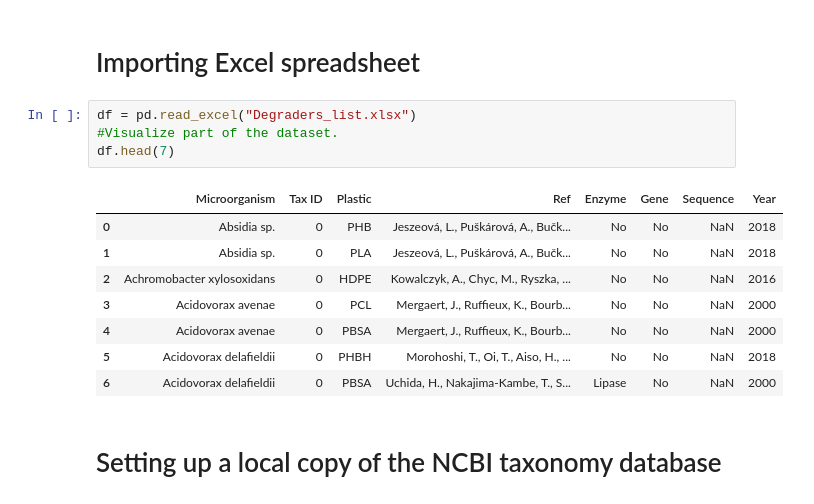
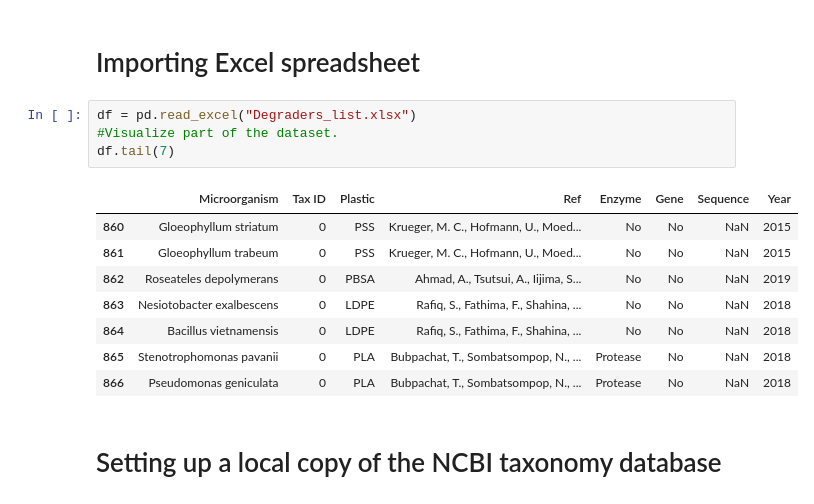
Before and after one commit to VictorGambarini/PlasticDegradersTree, a Jupyter notebook: Tree_tutorial.ipynb, the cells around one changed output. Saved outputs shown, nothing was run; the diff lists cells and outputs as text.

```diff
--- a/Tree_tutorial.ipynb
+++ b/Tree_tutorial.ipynb
@@ -95,16 +97,16 @@ def get_rank_count_percentage(rank,tax_id_list):
 # %%
 df = pd.read_excel("Degraders_list.xlsx")
 #Visualize part of the dataset.
-df.head(7)
+df.tail(7)
 # %% [output]
 |  | Microorganism | Tax ID | Plastic | Ref | Enzyme | Gene | Sequence | Year |
-| 0 | Absidia sp. | 0 | PHB | Jeszeová, L., Puškárová, A., Bučk... | No | No | NaN | 2018 |
-| 1 | Absidia sp. | 0 | PLA | Jeszeová, L., Puškárová, A., Bučk... | No | No | NaN | 2018 |
-| 2 | Achromobacter xylosoxidans | 0 | HDPE | Kowalczyk, A., Chyc, M., Ryszka, ... | No | No | NaN | 2016 |
-| 3 | Acidovorax avenae | 0 | PCL | Mergaert, J., Ruffieux, K., Bourb... | No | No | NaN | 2000 |
-| 4 | Acidovorax avenae | 0 | PBSA | Mergaert, J., Ruffieux, K., Bourb... | No | No | NaN | 2000 |
-| 5 | Acidovorax delafieldii | 0 | PHBH | Morohoshi, T., Oi, T., Aiso, H., ... | No | No | NaN | 2018 |
-| 6 | Acidovorax delafieldii | 0 | PBSA | Uchida, H., Nakajima-Kambe, T., S... | Lipase | No | NaN | 2000 |
+| 860 | Gloeophyllum striatum | 0 | PSS | Krueger, M. C., Hofmann, U., Moed... | No | No | NaN | 2015 |
+| 861 | Gloeophyllum trabeum | 0 | PSS | Krueger, M. C., Hofmann, U., Moed... | No | No | NaN | 2015 |
+| 862 | Roseateles depolymerans | 0 | PBSA | Ahmad, A., Tsutsui, A., Iijima, S... | No | No | NaN | 2019 |
+| 863 | Nesiotobacter exalbescens | 0 | LDPE | Rafiq, S., Fathima, F., Shahina, ... | No | No | NaN | 2018 |
+| 864 | Bacillus vietnamensis | 0 | LDPE | Rafiq, S., Fathima, F., Shahina, ... | No | No | NaN | 2018 |
+| 865 | Stenotrophomonas pavanii | 0 | PLA | Bubpachat, T., Sombatsompop, N., ... | Protease | No | NaN | 2018 |
+| 866 | Pseudomonas geniculata | 0 | PLA | Bubpachat, T., Sombatsompop, N., ... | Protease | No | NaN | 2018 |
 # %% [markdown]
 <a id='Setting-up-a-local-copy-of-the-NCBI-taxonomy-database'></a>
 # Setting up a local copy of the NCBI taxonomy database
```
Also changed, not shown: parts of 45 cells of this notebook.
